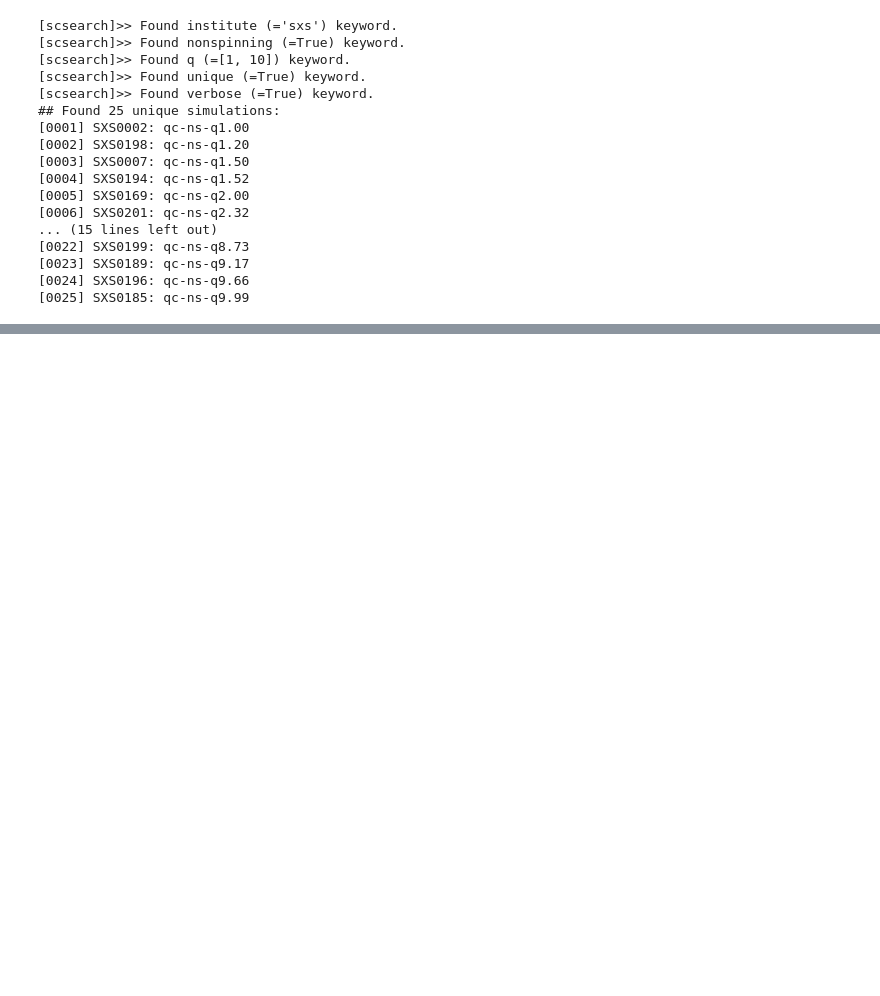
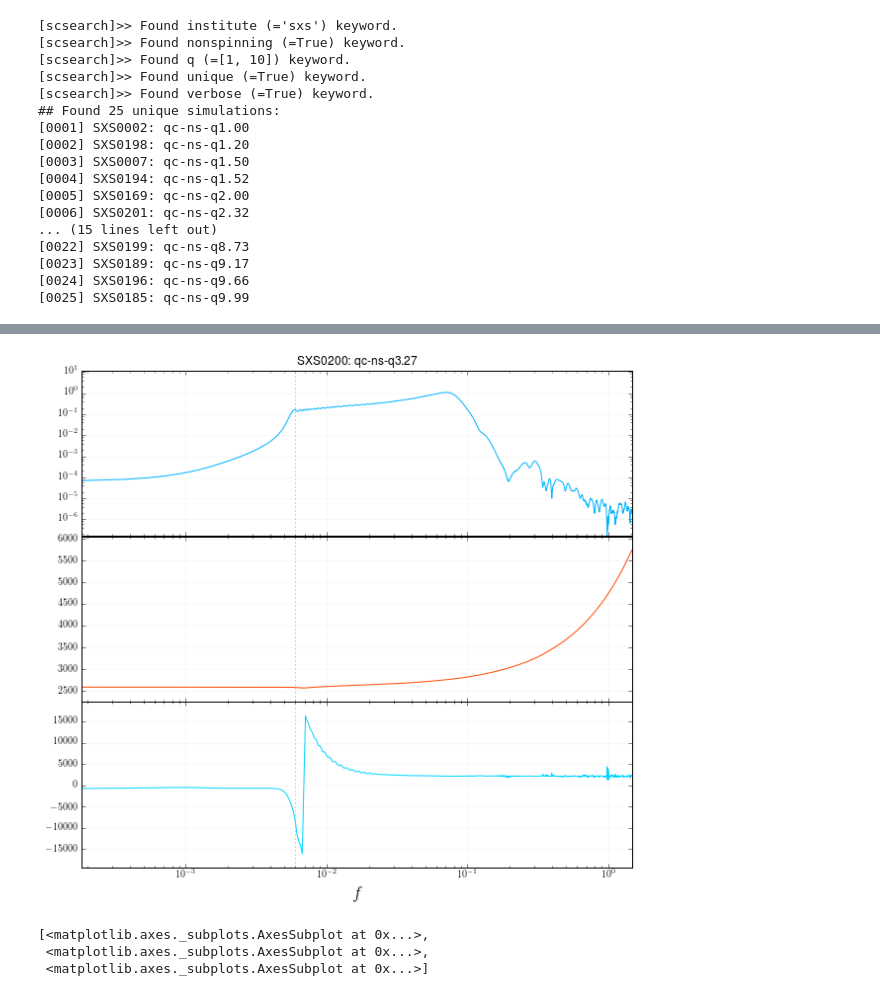
Before and after one commit to llondon6/nrutils_dev, a Jupyter notebook: examples/core_ipython_example.ipynb, the cells around one changed output, grey strips where cells are left out. Cells and saved outputs as stored; diff of their text form; code cells hidden in the pictures; blank space fills up the shorter version.

```diff
--- a/examples/core_ipython_example.ipynb
+++ b/examples/core_ipython_example.ipynb
@@ -68,3 +59,11 @@ y.plot(kind='psi4',show=not True)
 [<matplotlib.axes._subplots.AxesSubplot at 0x...>,
  <matplotlib.axes._subplots.AxesSubplot at 0x...>,
  <matplotlib.axes._subplots.AxesSubplot at 0x...>]
+# %%
+# plot frequency domain psi4
+y.plot(kind='psi4',show=True,domain='freq')
+# %% [output]
+[figure, added]
+[<matplotlib.axes._subplots.AxesSubplot at 0x...>,
+ <matplotlib.axes._subplots.AxesSubplot at 0x...>,
+ <matplotlib.axes._subplots.AxesSubplot at 0x...>]
```
Also changed, not shown: parts of 5 cells of this notebook.
